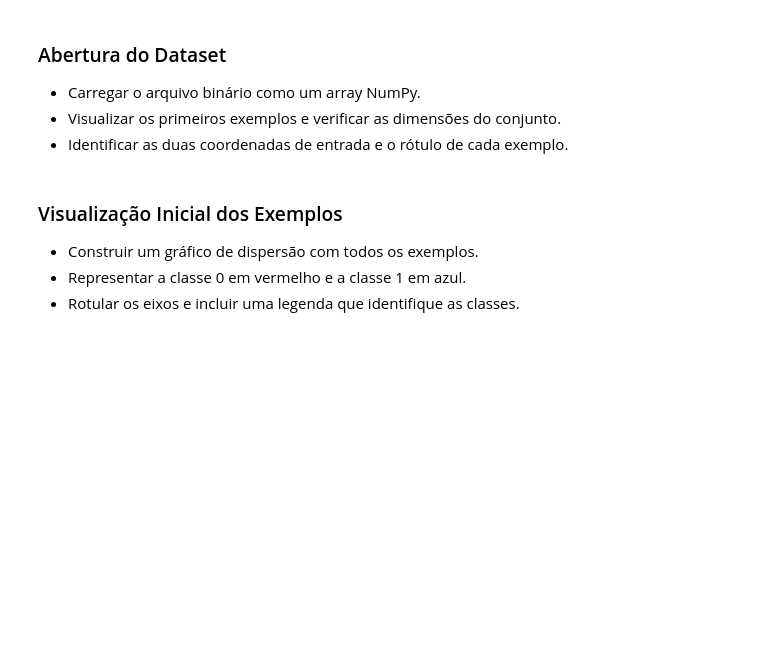
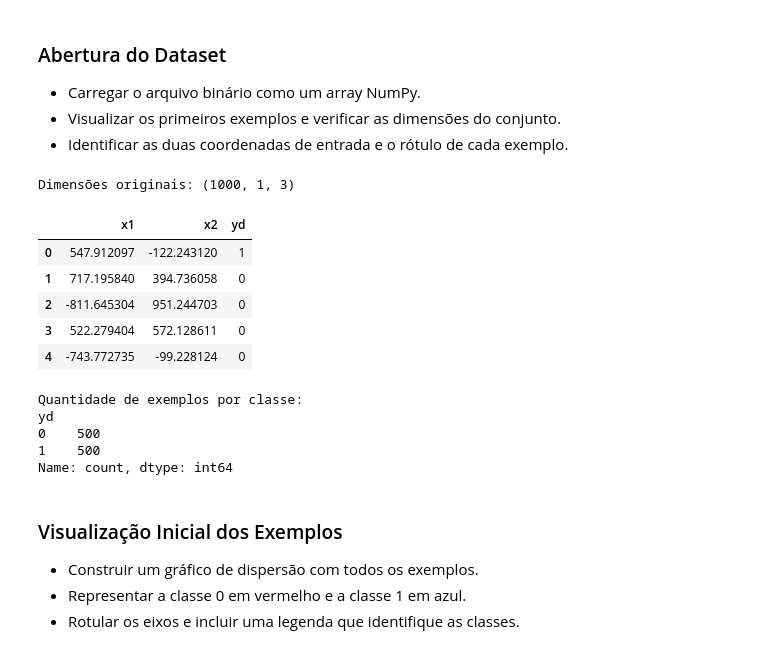
Before and after one commit to bernardo-gontijo/Projeto-Pratico-2.1, a Jupyter notebook: BERNARDO_GONTIJO_FERNANDES_e_MATEUS_CABRAL_PINHEIRO_RNA_2026.2_PP2.1.ipynb, the cells around one changed output. Saved outputs shown, nothing was run; the diff lists cells and outputs as text; code cells hidden in the pictures; blank space fills up the shorter version.

```diff
--- a/BERNARDO_GONTIJO_FERNANDES_e_MATEUS_CABRAL_PINHEIRO_RNA_2026.2_PP2.1.ipynb
+++ b/BERNARDO_GONTIJO_FERNANDES_e_MATEUS_CABRAL_PINHEIRO_RNA_2026.2_PP2.1.ipynb
@@ -60,6 +53,34 @@ Utilizar o arquivo `dados/dataAll20262.txt` e construir o algoritmo de treinamen
 - Carregar o arquivo binário como um array NumPy.
 - Visualizar os primeiros exemplos e verificar as dimensões do conjunto.
 - Identificar as duas coordenadas de entrada e o rótulo de cada exemplo.
+# %%
+dados_originais = np.load("dados/dataAll20262.txt", allow_pickle=False)
+print("Dimensões originais:", dados_originais.shape)
+
+dados = dados_originais.squeeze(axis=1) # Tirar a dimensão intermediaria "1" e separar entradas e rótulos
+
+# Colocar para DataFrame
+
+df = pd.DataFrame(dados, columns=["x1", "x2", "yd"])
+df["yd"] = df["yd"].astype(int) # Colocando os rótulos para int
+
+display(df.head())
+
+print("Quantidade de exemplos por classe:") # Observar o balanceamento
+print(df["yd"].value_counts().sort_index())
+# %% [output]
+Dimensões originais: (1000, 1, 3)
+|  | x1 | x2 | yd |
+| 0 | 547.912097 | -122.243120 | 1 |
+| 1 | 717.195840 | 394.736058 | 0 |
+| 2 | -811.645304 | 951.244703 | 0 |
+| 3 | 522.279404 | 572.128611 | 0 |
+| 4 | -743.772735 | -99.228124 | 0 |
+Quantidade de exemplos por classe:
+yd
+0    500
+1    500
+Name: count, dtype: int64
 # %% [markdown]
 ### Visualização Inicial dos Exemplos
 
```
Also changed, not shown: parts of 5 cells of this notebook, 2 other files.
